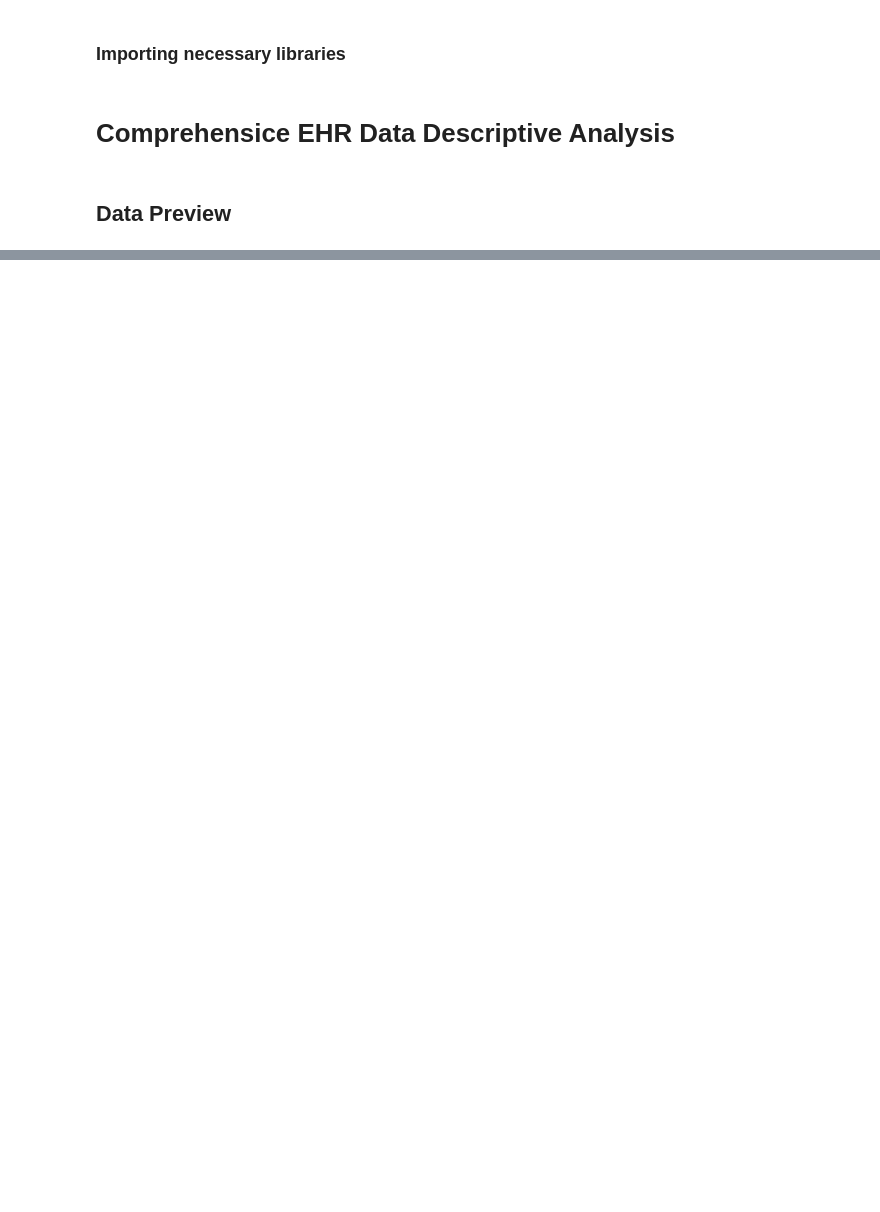
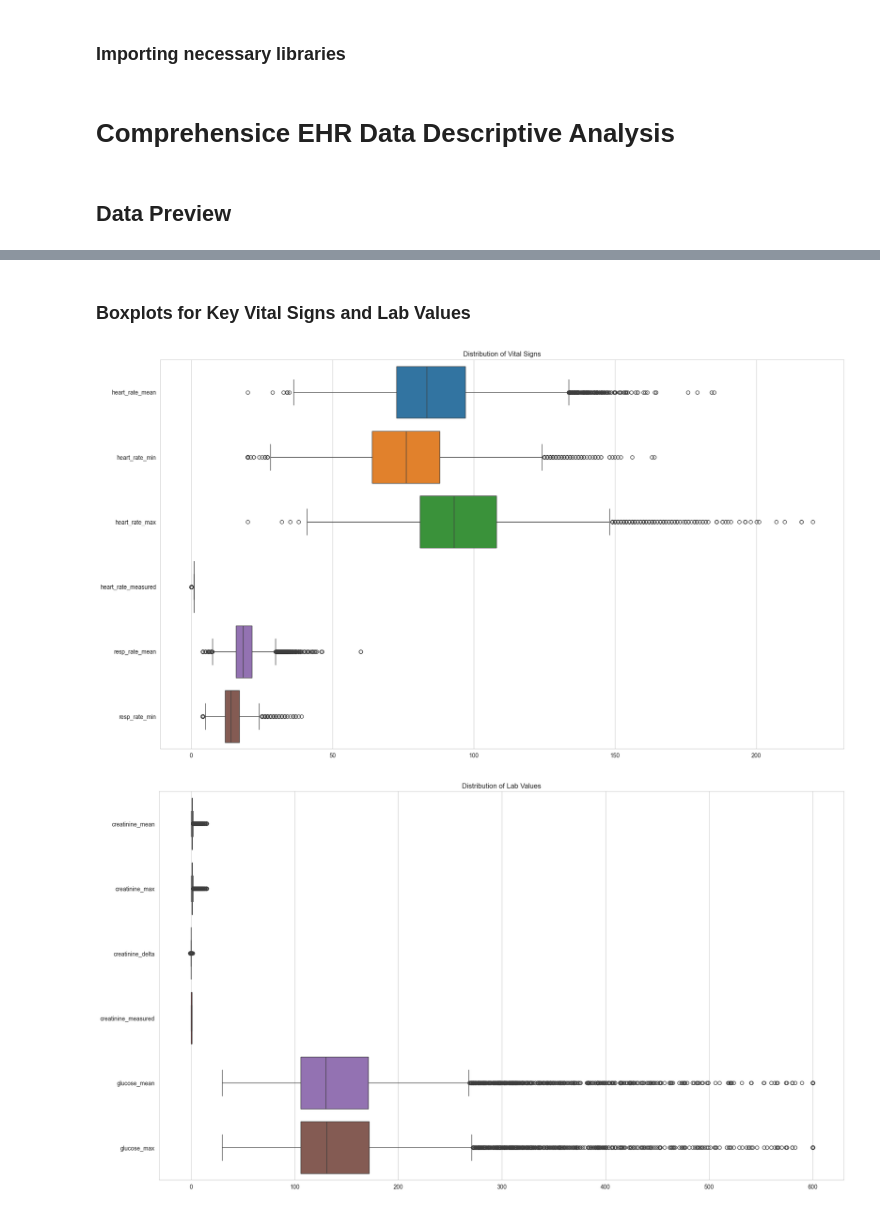
Before and after one commit to benedictdavon/early-icu-mortality-prediction, a Jupyter notebook: notebooks/analysis.ipynb, the cells around one changed output, grey strips where cells are left out. Cells and saved outputs as stored; diff of their text form; code cells hidden in the pictures; blank space fills up the shorter version.

```diff
--- a/notebooks/analysis.ipynb
+++ b/notebooks/analysis.ipynb
@@ -52,0 +193,21 @@ Number of features: 167
+# %% [markdown]
+### Boxplots for Key Vital Signs and Lab Values
+# %%
+# Plot boxplots for key vital signs and lab values
+vital_features = [col for col in numeric_features if any(x in col for x in ['heart_rate', 'resp_rate', 'map', 'sbp', 'dbp', 'spo2'])]
+lab_features = [col for col in numeric_features if any(x in col for x in ['glucose', 'creatinine', 'sodium', 'potassium', 'hemoglobin', 'wbc'])]
+
+plt.figure(figsize=(18, 10))
+sns.boxplot(data=df[vital_features[:6]], orient='h')
+plt.title("Distribution of Vital Signs")
+plt.tight_layout()
+plt.show()
+
+plt.figure(figsize=(18, 10))
+sns.boxplot(data=df[lab_features[:6]], orient='h')
+plt.title("Distribution of Lab Values")
+plt.tight_layout()
+plt.show()
+# %% [output]
+[figure, added]
+[figure, added]
```
Also changed, not shown: parts of 24 cells of this notebook, 5 other files.
